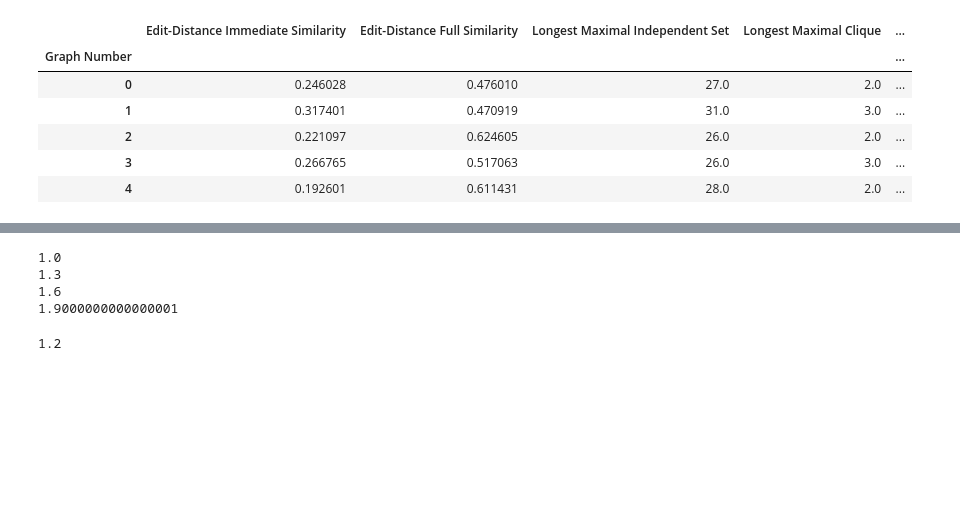
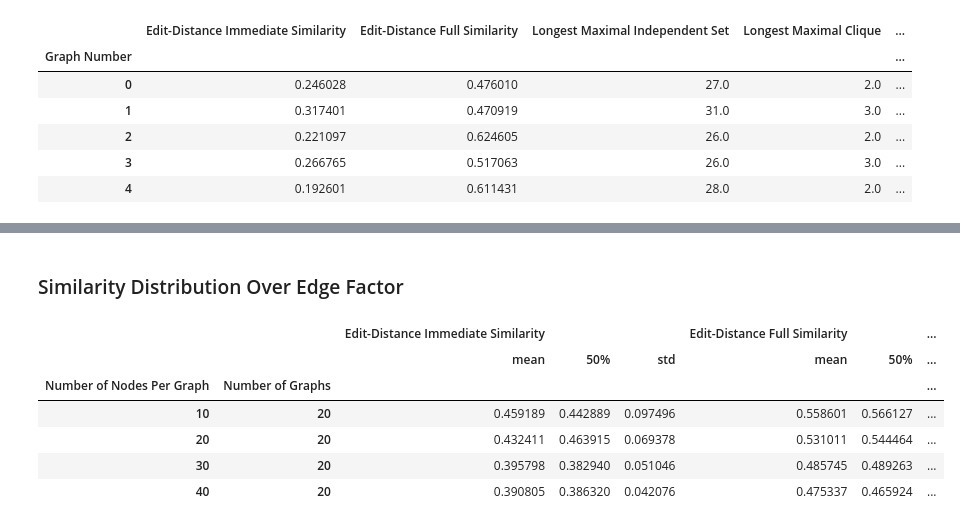
Before and after one commit to nico-espinosadice/abductive-theory, a Jupyter notebook: Python Files/exploratory-data-analysis.ipynb, the cells around one changed output, grey strips where cells are left out. Saved outputs shown, nothing was run; the diff lists cells and outputs as text; code cells hidden in the pictures; blank space fills up the shorter version.

```diff
--- a/Python Files/exploratory-data-analysis.ipynb
+++ b/Python Files/exploratory-data-analysis.ipynb
@@ -129,13 +131,14 @@ plt.ylim(0, 1)
 [figure]
-# %%
-for i in np.arange(1, 2, 0.3):
-    print(i)
-# %% [output]
-1.0
-1.3
-1.6
-1.9000000000000001
-# %%
-print(round(1.23, 1))
-# %% [output]
-1.2
+# %% [markdown]
+### Similarity Distribution Over Edge Factor
+# %%
+dist = pd.read_csv("Experiment - Edges Factor/Data/edges-factor-dist-10-40-1-3.1-0.5.csv", header=[0, 1], index_col=[0,1])
+dist.head()
+# %% [output]
+|  |  | Edit-Distance Immediate Similarity |  |  | Edit-Distance Full Similarity |  | ... |
+|  |  | mean | 50% | std | mean | 50% | ... |
+| Number of Nodes Per Graph | Number of Graphs |  |  |  |  |  | ... |
+| 10 | 20 | 0.459189 | 0.442889 | 0.097496 | 0.558601 | 0.566127 | ... |
+| 20 | 20 | 0.432411 | 0.463915 | 0.069378 | 0.531011 | 0.544464 | ... |
+| 30 | 20 | 0.395798 | 0.382940 | 0.051046 | 0.485745 | 0.489263 | ... |
+| 40 | 20 | 0.390805 | 0.386320 | 0.042076 | 0.475337 | 0.465924 | ... |
```
Also changed, not shown: parts of 4 cells of this notebook, 8 other files.
